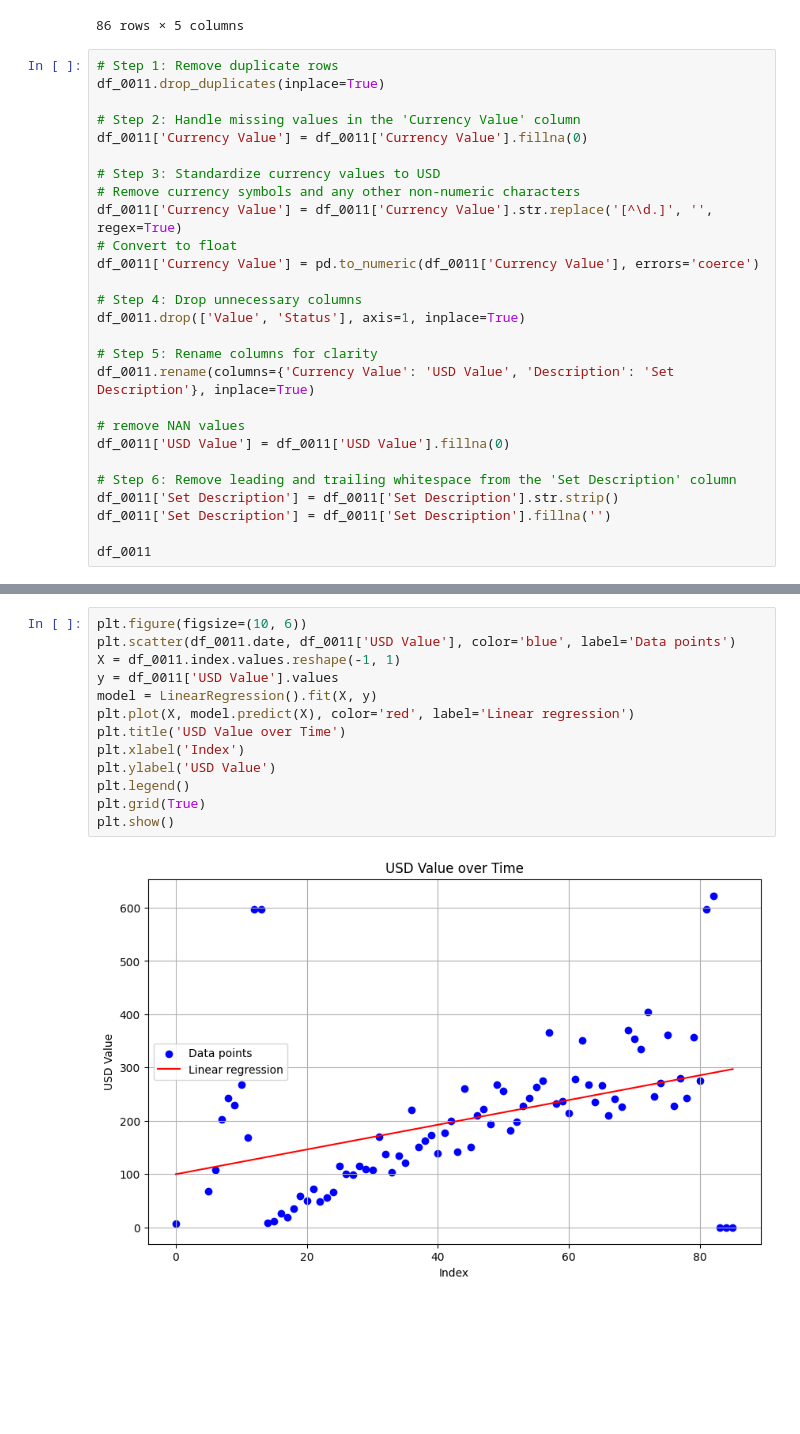
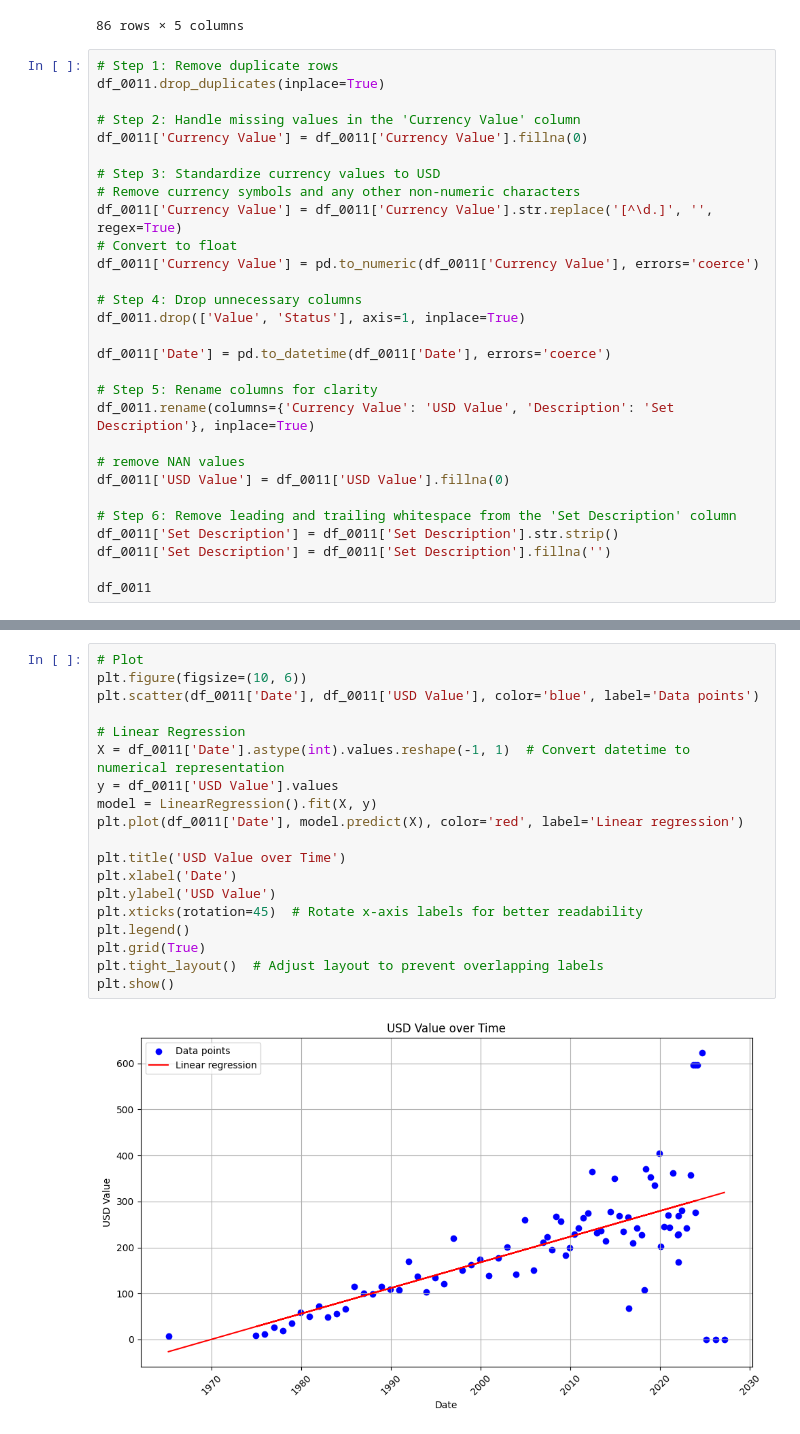
Before and after one commit to AlgoETS/LegosTracker, a Jupyter notebook: analyse.ipynb, the cells around one changed output, grey strips where cells are left out. Saved outputs shown, nothing was run; the diff lists cells and outputs as text; blank space fills up the shorter version.

Commit message:
more plots

```diff
--- a/analyse.ipynb
+++ b/analyse.ipynb
@@ -146,6 +148,8 @@ df_0011['Currency Value'] = pd.to_numeric(df_0011['Currency Value'], errors='coe
 # Step 4: Drop unnecessary columns
 df_0011.drop(['Value', 'Status'], axis=1, inplace=True)
 
+df_0011['Date'] = pd.to_datetime(df_0011['Date'], errors='coerce')
+
 # Step 5: Rename columns for clarity
 df_0011.rename(columns={'Currency Value': 'USD Value', 'Description': 'Set Description'}, inplace=True)
 
@@ -173,16 +177,22 @@ df_0011
 82 rows × 3 columns
 # %%
+# Plot
 plt.figure(figsize=(10, 6))
-plt.scatter(df_0011.date, df_0011['USD Value'], color='blue', label='Data points')
-X = df_0011.index.values.reshape(-1, 1)
+plt.scatter(df_0011['Date'], df_0011['USD Value'], color='blue', label='Data points')
+
+# Linear Regression
+X = df_0011['Date'].astype(int).values.reshape(-1, 1)  # Convert datetime to numerical representation
 y = df_0011['USD Value'].values
 model = LinearRegression().fit(X, y)
-plt.plot(X, model.predict(X), color='red', label='Linear regression')
+plt.plot(df_0011['Date'], model.predict(X), color='red', label='Linear regression')
+
 plt.title('USD Value over Time')
-plt.xlabel('Index')
+plt.xlabel('Date')
 plt.ylabel('USD Value')
+plt.xticks(rotation=45)  # Rotate x-axis labels for better readability
 plt.legend()
 plt.grid(True)
+plt.tight_layout()  # Adjust layout to prevent overlapping labels
 plt.show()
 # %% [output]
-[figure, old version]
+[figure, new version]
```
Also changed, not shown: parts of 5 cells of this notebook.
